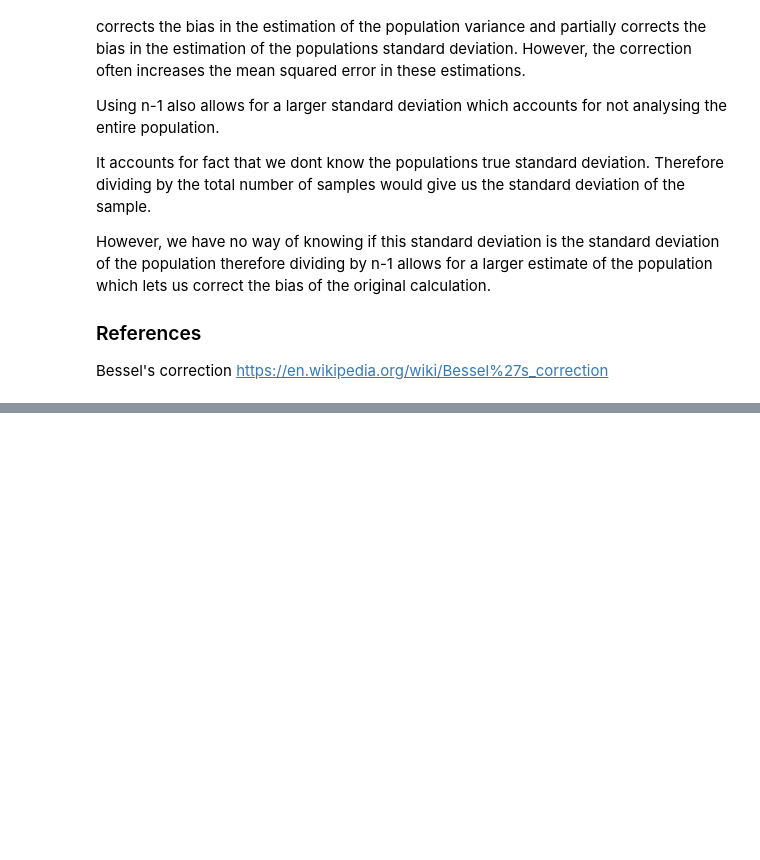
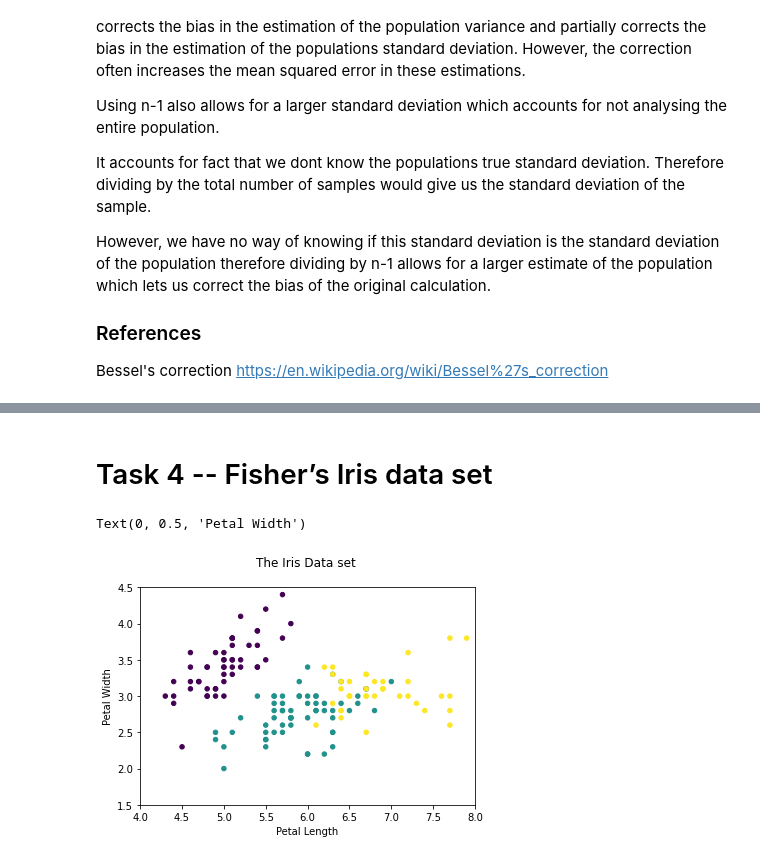
Before and after one commit to BurkeBlaine1999/Emerging-Technology, a Jupyter notebook: Emerging Technology - Tasks.ipynb, the cells around one changed output, grey strips where cells are left out. Cells and saved outputs as stored; diff of their text form; code cells hidden in the pictures; blank space fills up the shorter version.

Commit message:
Upload working Task 4

```diff
--- a/Emerging Technology - Tasks.ipynb
+++ b/Emerging Technology - Tasks.ipynb
@@ -283,0 +292,41 @@ RuntimeError: The current Numpy installation ('c:\\users\\blain\\appdata\\local\
+# %% [markdown]
+# Task 4 -- Fisher’s Iris data set
+# %%
+from sklearn.datasets import load_iris
+from sklearn.cluster import KMeans
+import matplotlib.pyplot as plt
+import matplotlib.patches as mpatches
+import numpy as np
+
+#Load in the Iris data set
+iris = load_iris()
+
+#Specify the number of clusters to 3
+# as there are 3 flower categories
+kmeans = KMeans(n_clusters=3)
+
+#This trains our machine learning with the data
+KMmodel = kmeans.fit(iris.data)
+
+#This predicteds the category of our data
+categories = KMmodel.labels_
+
+#Set X equal to the array of data
+X = np.array(iris.data)
+
+# Plot the data set.
+plt.scatter(X[:, 0], X[:, 1], s=20, c=categories)
+
+# Set reasonable limits.
+plt.xlim(4,8)
+plt.ylim(1.5,4.5)
+
+#Add Titles & Labels
+plt.title('The Iris Data set \n')
+plt.xlabel('Petal Length')
+plt.ylabel('Petal Width')
+
+#plt.legend()
+# %% [output]
+Text(0, 0.5, 'Petal Width')
+[figure, added]
```
Also changed, not shown: parts of 8 cells of this notebook.
